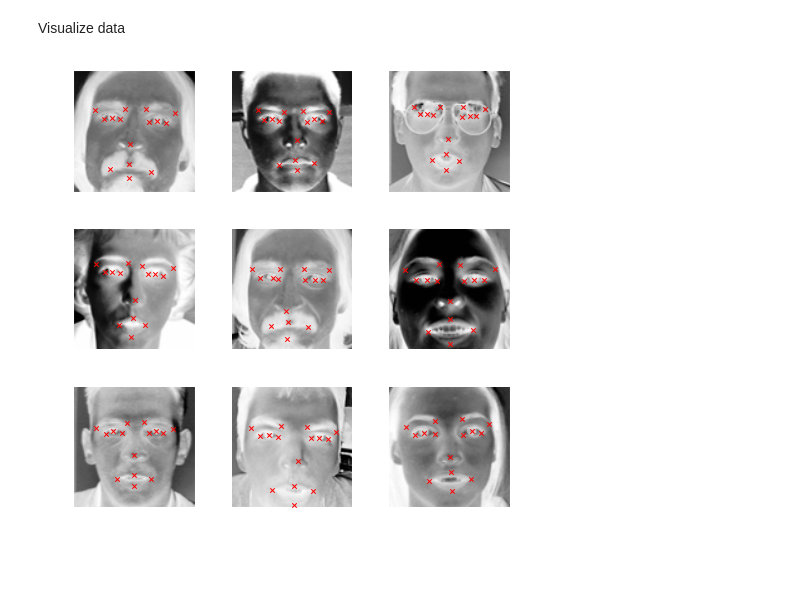
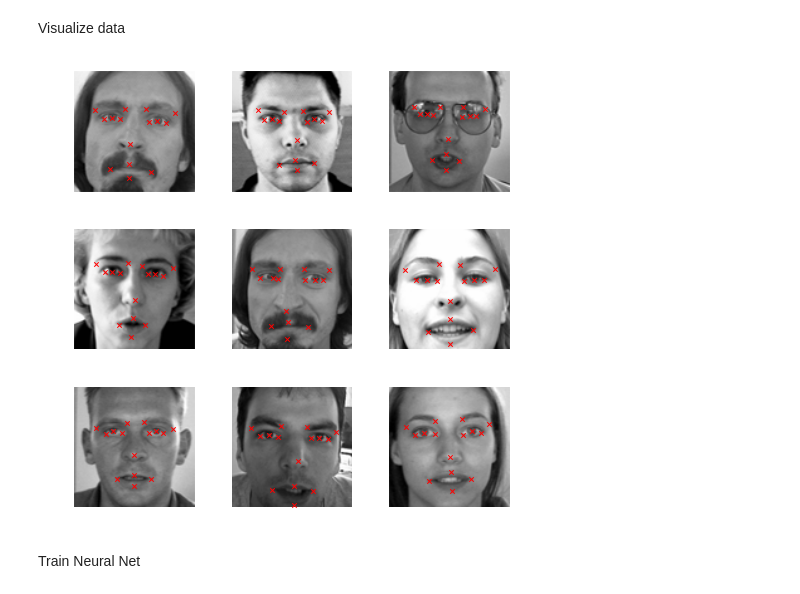
Before and after one commit to luckamolkova/kaggle, a Jupyter notebook: faces/kaggle_faces.ipynb, the cells around one changed output. Cells and saved outputs as stored; diff of their text form; code cells hidden in the pictures; blank space fills up the shorter version.

```diff
--- a/faces/kaggle_faces.ipynb
+++ b/faces/kaggle_faces.ipynb
@@ -74,19 +88,42 @@ _ = points.pop('Image')
+# %%
+def create_xy(df, train):
+    df['Image'] = df['Image'].apply(lambda x: np.fromstring(x, sep=' ')) # make image an array
+    X = np.vstack(df['Image'].values) / 255.  # scale pixel values to [0, 1]
+    X = X.astype(np.float32)
+
+    if train:
+        y = df[df.columns[:-1]].values
+        y = (y - 48) / 48  # scale target coordinates to [-1, 1]
+        y = y.astype(np.float32)
+    else:
+        y = None
+
+    return X, y
+
+X, y = create_xy(df_train, train=True)
+X_test, _ = create_xy(df_test_src, train=False)
 # %% [markdown]
 Visualize data
 # %%
-samples = 3
-idx = 0
-for x in xrange(samples):
-    for y in xrange(samples):
-        f = plt.figure(samples*samples)
-        f.set_figheight(8)
-        f.set_figwidth(8)
-        plt_idx = y * samples + x + 1
-        plt.subplot(samples, samples, plt_idx)
-        plt.imshow(images.values[idx].reshape(96, 96).astype(float), cmap='Greys')
-        plt.scatter(points.values[idx][range(0,30,2)], points.values[idx][range(1,30,2)], c='r', marker='x')
-        plt.axis("off")
-        idx += 1
-plt.show()
+def plot_samples(X, y, samples=3):
+    idx = 0
+    for x in xrange(samples):
+        for z in xrange(samples):
+            f = plt.figure(samples*samples)
+            f.set_figheight(8)
+            f.set_figwidth(8)
+            plt_idx = z * samples + x + 1
+            plt.subplot(samples, samples, plt_idx)
+            plt.imshow(X[idx].reshape(96, 96).astype(float), cmap='gray')
+            plt.scatter(y[idx][range(0,30,2)]*48+48, y[idx][range(1,30,2)]*48+48, c='r', marker='x')
+            #plt.imshow(df_train['Image'].iloc[idx].reshape(96, 96).astype(float), cmap='Greys')
+            #plt.scatter(points.values[idx][range(0,30,2)], points.values[idx][range(1,30,2)], c='r', marker='x')
+            plt.axis("off")
+            idx += 1
+    plt.show()
+
+plot_samples(X, y)
 # %% [output]
-[figure, old version]
+[figure, new version]
+# %% [markdown]
+Train Neural Net
```
Also changed, not shown: parts of 12 cells of this notebook, 1 other file.
